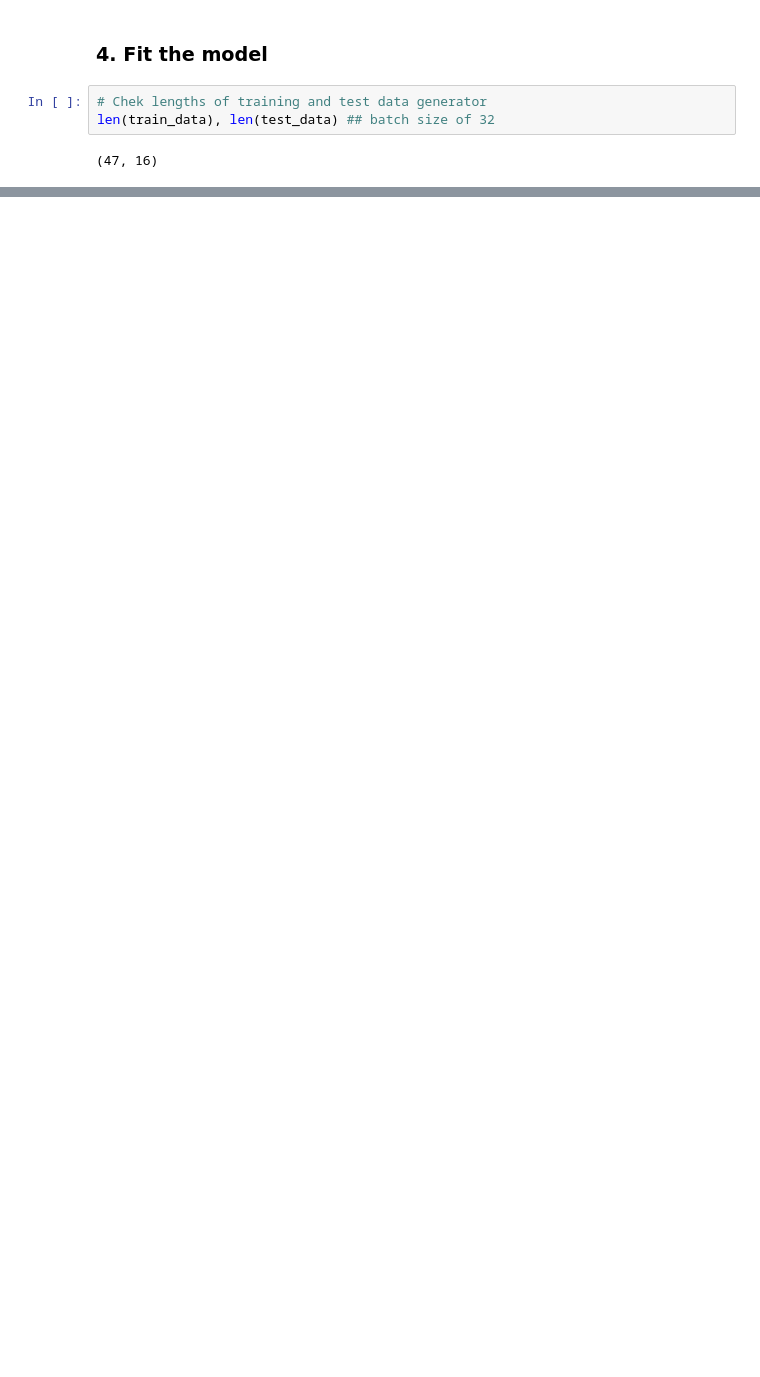
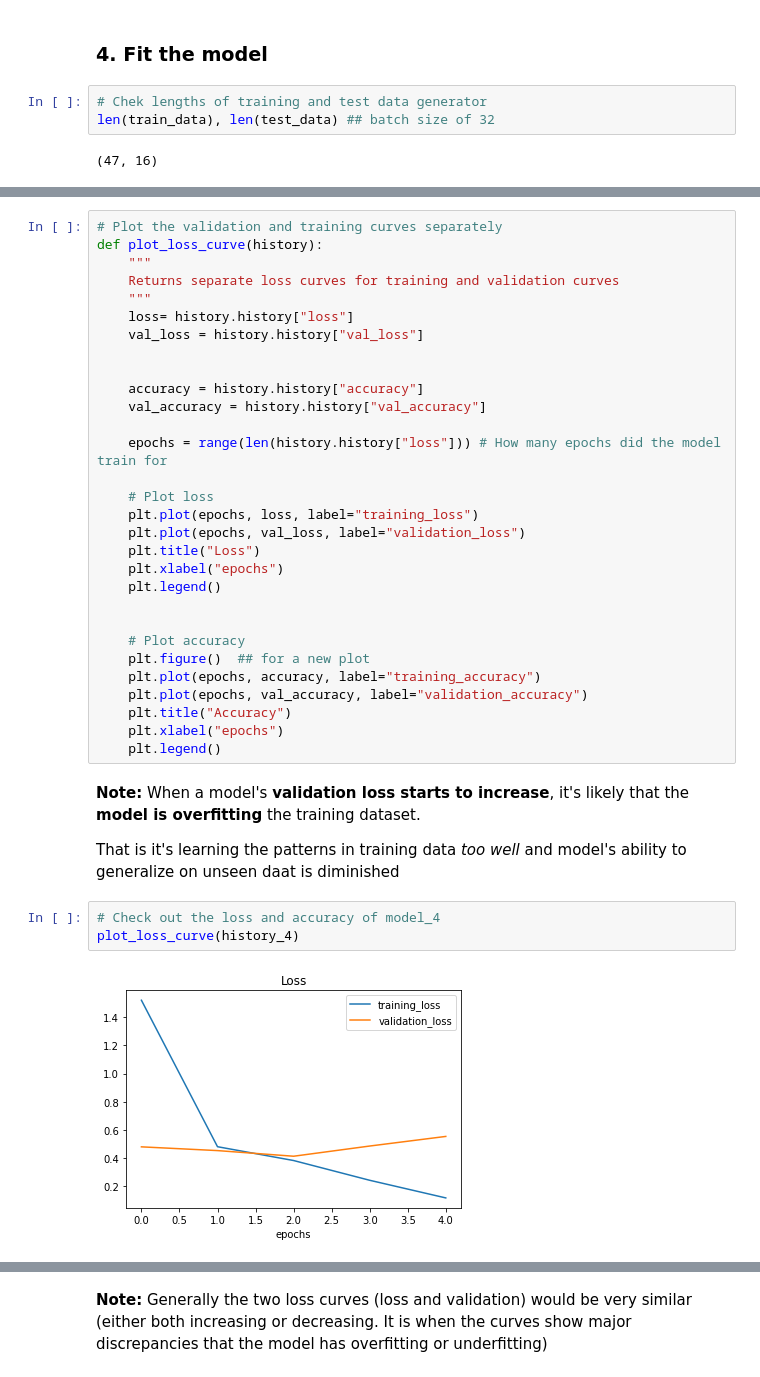
Before and after one commit to shashwat9kumar/ML-And-DataScience, a Jupyter notebook: Tensorflow/03_introduction_to_computer_vision_using_tensorflow.ipynb, the cells around one changed output, grey strips where cells are left out. Saved outputs shown, nothing was run; the diff lists cells and outputs as text; blank space fills up the shorter version.

```diff
--- a/Tensorflow/03_introduction_to_computer_vision_using_tensorflow.ipynb
+++ b/Tensorflow/03_introduction_to_computer_vision_using_tensorflow.ipynb
@@ -767,0 +775,39 @@ Epoch 5/5
+# %%
+# Plot the validation and training curves separately
+def plot_loss_curve(history):
+    """
+    Returns separate loss curves for training and validation curves
+    """
+    loss= history.history["loss"]
+    val_loss = history.history["val_loss"]
+
+
+    accuracy = history.history["accuracy"]
+    val_accuracy = history.history["val_accuracy"]
+
+    epochs = range(len(history.history["loss"])) # How many epochs did the model train for
+
+    # Plot loss
+    plt.plot(epochs, loss, label="training_loss")
+    plt.plot(epochs, val_loss, label="validation_loss")
+    plt.title("Loss")
+    plt.xlabel("epochs")
+    plt.legend()
+
+
+    # Plot accuracy
+    plt.figure()  ## for a new plot
+    plt.plot(epochs, accuracy, label="training_accuracy")
+    plt.plot(epochs, val_accuracy, label="validation_accuracy")
+    plt.title("Accuracy")
+    plt.xlabel("epochs")
+    plt.legend()
+# %% [markdown]
+**Note:** When a model's **validation loss starts to increase**, it's likely that the **model is overfitting** the training dataset.
+
+That is it's learning the patterns in training data *too well* and model's ability to generalize on unseen daat is diminished
+# %%
+# Check out the loss and accuracy of model_4
+plot_loss_curve(history_4)
+# %% [output]
+[figure, added]
@@ -767,0 +815,2 @@ Epoch 5/5
+# %% [markdown]
+**Note:** Generally the two loss curves (loss and validation) would be very similar (either both increasing or decreasing. It is when the curves show major discrepancies that the model has overfitting or underfitting)
```
Also changed, not shown: parts of 45 cells of this notebook.
